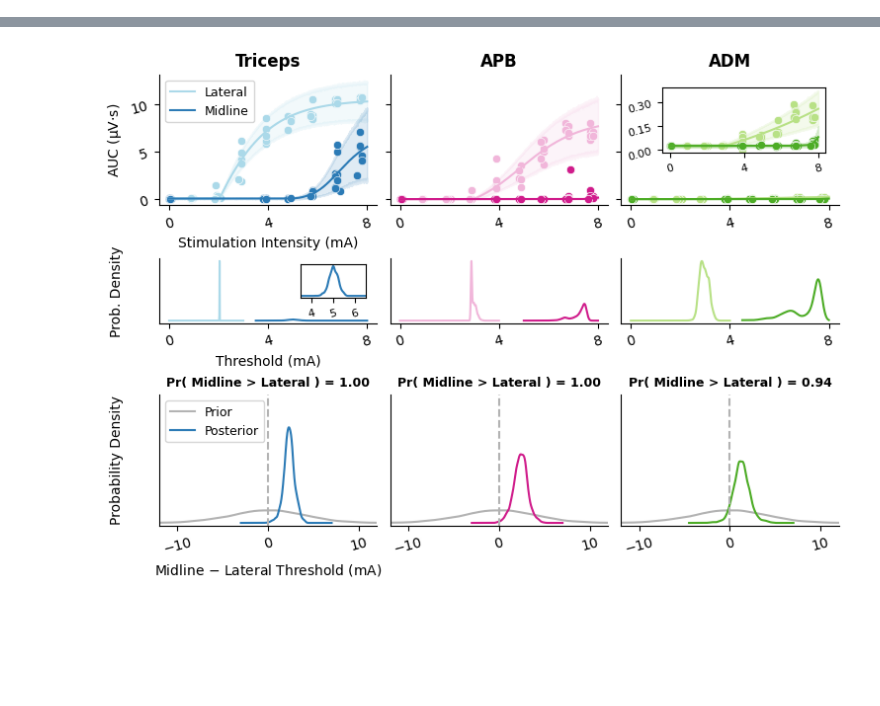
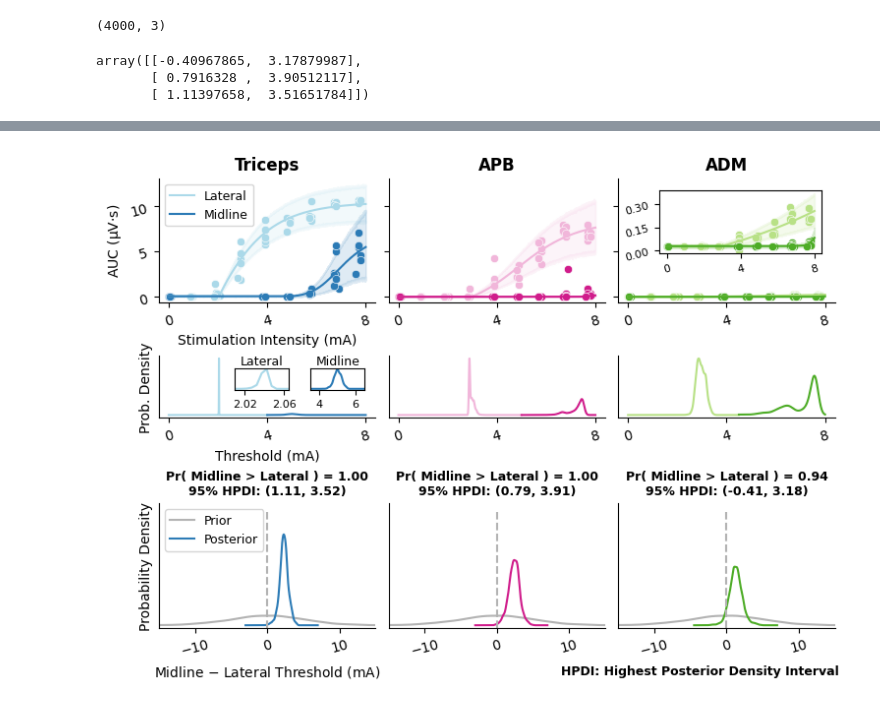
Before and after one commit to hbmep/hbmep-paper, a Jupyter notebook: notebooks/intraoperative/midline-lateral/figure.ipynb, the cells around one changed output, grey strips where cells are left out. Saved outputs shown, nothing was run; the diff lists cells and outputs as text; code cells hidden in the pictures; blank space fills up the shorter version.

Commit message:
remake figure

```diff
--- a/notebooks/intraoperative/midline-lateral/figure.ipynb
+++ b/notebooks/intraoperative/midline-lateral/figure.ipynb
@@ -73,6 +70,17 @@ mu = posterior_predictive[site.mu]
 obs = posterior_predictive[site.obs]
 obs_hpdi = hpdi(obs, prob=.95)
 a_random_mean = posterior_samples["a_random_mean"]
+# %%
+a_random_mean[:, 0, :].shape
+# %% [output]
+(4000, 3)
+# %%
+hdi = az.hdi(a_random_mean[:, 0, :], hdi_prob=.95)
+hdi
+# %% [output]
+array([[-0.40967865,  3.17879987],
+       [ 0.7916328 ,  3.90512117],
+       [ 1.11397658,  3.51651784]])
 # %%
 # Plot aesthetics
 response_colors = {
@@ -132,15 +140,15 @@ for muscle_ind in range(model.n_response):
         x_grid = temp_pred_df[model.intensity].values
         if side == 0:
             match muscle_ind:
-                case 0: x_grid_ind = x_grid < 4
-                case 1: x_grid_ind = x_grid < 4
-                case 2: x_grid_ind = x_grid < 3
+                case 0: x_grid_ind = x_grid < 4.5
+                case 1: x_grid_ind = x_grid < 5
+                case 2: x_grid_ind = x_grid < 4
 
         if side == 1:
             match muscle_ind:
                 case 0: x_grid_ind = x_grid > 4.5
                 case 1: x_grid_ind = x_grid > 5
-                case 2: x_grid_ind = x_grid > 3.5
+                case 2: x_grid_ind = x_grid > 4
 
         x_grid = x_grid[x_grid_ind]
         kde = stats.gaussian_kde(a[:, *c, muscle_ind])
@@ -150,17 +158,31 @@ for muscle_ind in range(model.n_response):
         # if muscle_ind == 2:
         #     ax.set_ylim(bottom=-2)
 
-        if (side, muscle_ind) in [(1, 2)]:
-            ins = ax.inset_axes([0.65,0.4,0.3,0.5])
-            # sns.kdeplot(a[:, *c, muscle_ind], ax=ins, color=color)
-            x_grid = np.linspace(3.5, 6.5, 100)
+        if (side, muscle_ind) in [(0, 2), (1, 2)]:
+            inset_ypos = 0.45
+            inset_height = 0.35
+            inset_width = 0.25
+            match side:
+                case 0:
+                    ins = ax.inset_axes([0.3+.05,inset_ypos,inset_width, inset_height])
+                    title = "Lateral"
+                    x_grid = np.linspace(1.8, 2.3, 100)
+                    xlims = (2.01, 2.065)
+                    xticks = [2.02, 2.06]
+                case 1:
+                    ins = ax.inset_axes([0.65+.05,inset_ypos,inset_width, inset_height])
+                    title = "Midline"
+                    x_grid = np.linspace(3.5, 6.5, 100)
+                    xlims = (3.5, 6.5)
+                    xticks = [4, 6]
+
             kde = stats.gaussian_kde(a[:, *c, muscle_ind])
             density = kde(x_grid)
             ins.plot(x_grid, density, color=color)
             ins.set_xlabel("")
             ins.set_ylabel("")
-            ins.set_xlim(left=3.5, right=6.5)
-            ins.xaxis.set_major_locator(plt.MaxNLocator(3))
+            ins.set_xlim(*xlims)
+            ins.set_xticks(xticks)
             ins.tick_params(
                 axis='both',
                 which='both',
@@ -172,13 +194,14 @@ for muscle_ind in range(model.n_response):
                 labelbottom=True,
                 labelright=False,
                 labeltop=False,
-                labelrotation=15,
+                labelrotation=0,
                 labelsize=8
             )
+            ins.set_title(title, fontsize=9, pad=1)
 
     ax = axes[2, - muscle_ind + 2]
     samples = a_random_mean[:, 0, muscle_ind]
-    d = dist.Normal(0, 4)
+    d = dist.Normal(0, 5)
     prior = d.sample(model.rng_key, (10000, ))
     sns.kdeplot(prior, ax=ax, color=prior_color, label="Prior")
     # x_grid = np.linspace(-12, 12, 100)
@@ -194,11 +217,11 @@ for muscle_ind in range(model.n_response):
     density = kde(x_grid)
     ax.plot(x_grid, density, color=response_colors[1][muscle_ind], label="Posterior")
     prob = (samples > 0).mean()
-    ax.set_title(f"Pr( Midline > Lateral ) = {prob:.2f}", fontweight="bold", size=9)
+    ax.set_title(f"Pr( Midline > Lateral ) = {prob:.2f}\n95% HPDI: ({hdi[muscle_ind, 0]:.2f}, {hdi[muscle_ind, 1]:.2f})", fontweight="bold", size=9)
     ax.sharex(axes[2, 0])
     ax.sharey(axes[2, 0])
-    ax.axvline(x=0, color=prior_color, linestyle="--")
-    ax.set_xlim(left=-12, right=12)
+    ax.axvline(x=0, color=prior_color, linestyle="--", ymax=.93)
+    ax.set_xlim(left=-15, right=15)
     ax.set_ylim(bottom=-.02)
 
 muscle_ind = 0
@@ -357,8 +380,11 @@ ax.set_xticks([-10, 0, 10])
 ax.set_yticks([0., 0.4, 0.8])
 ax.legend(loc="upper left", prop={'size': 9})
 
+fig.text(1, 0.01, "HPDI: Highest Posterior Density Interval", size=9, ha="right", va="bottom", fontweight="bold")
+
 fig.align_xlabels()
-fig.align_ylabels()
+fig.align_ylabels(axes[0, :])
+fig.align_ylabels(axes[1:, :])
 
 dest = os.path.join(BUILD_DIR, "midline-lateral.svg")
 fig.savefig(dest, dpi=600)
@@ -370 +396 @@ logger.info(f"Saved figure to {dest}")
-[figure, old version]
+[figure, new version]
```
Also changed, not shown: parts of 4 cells of this notebook.
